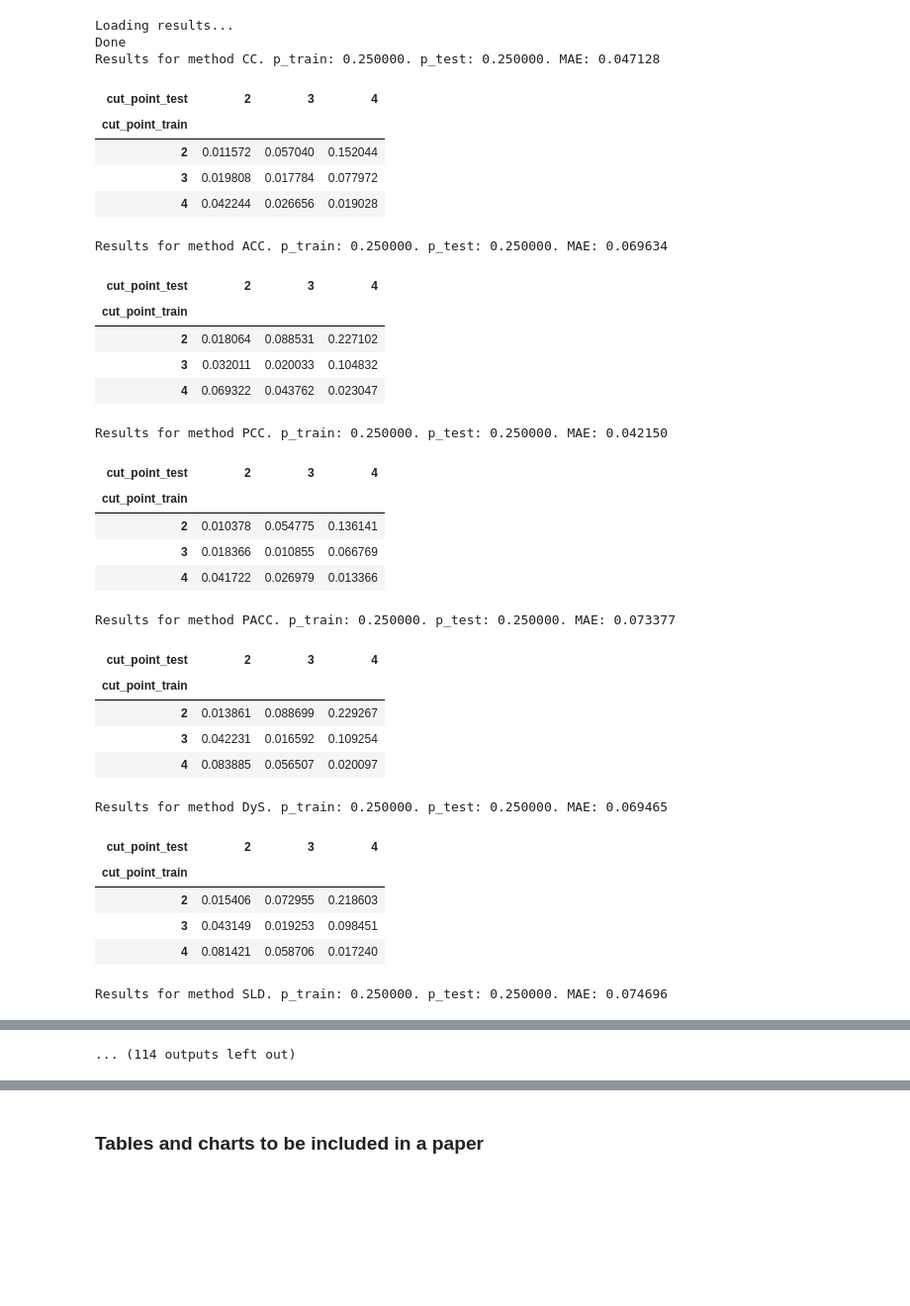
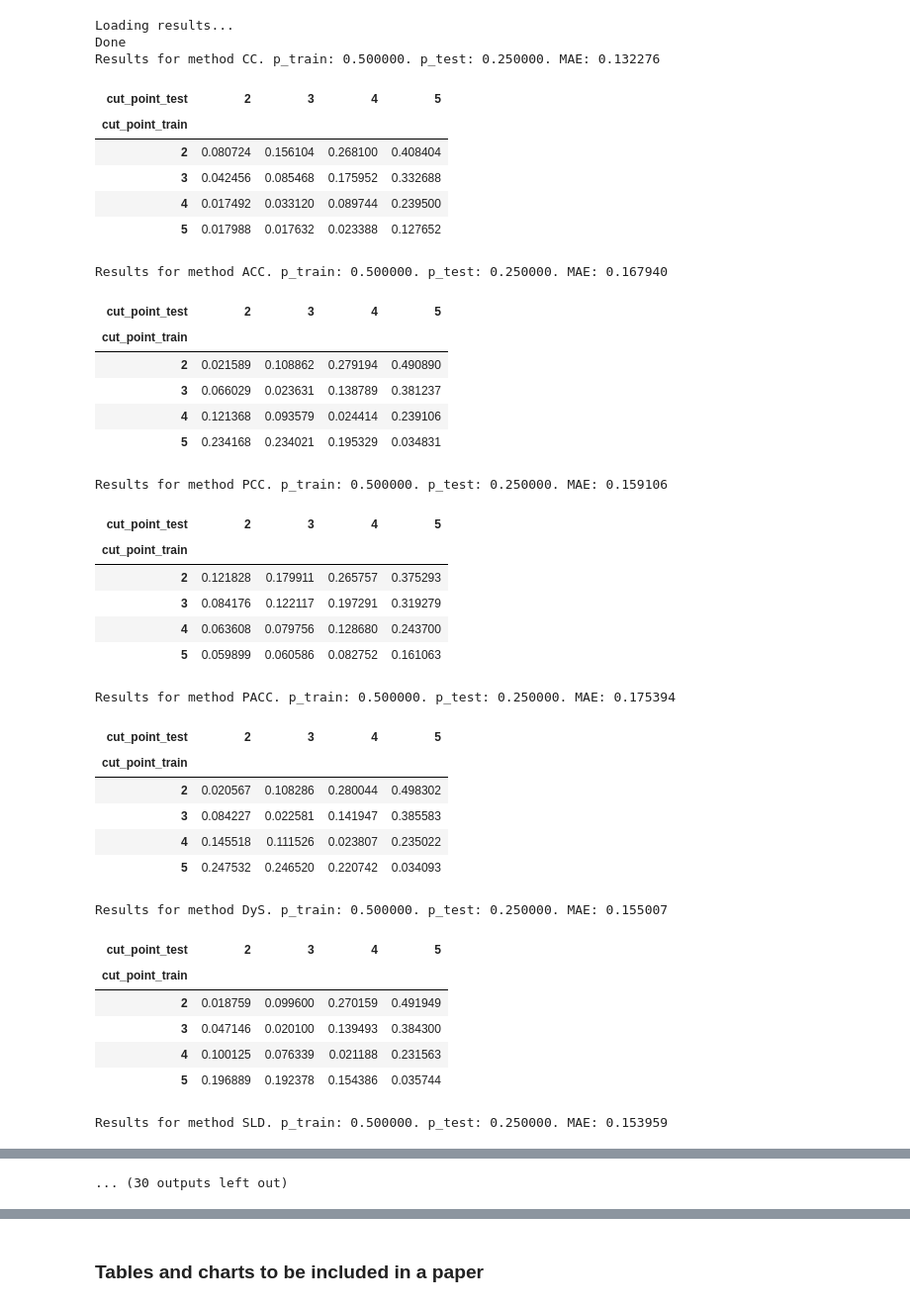
Before and after one commit to pglez82/quant_datasetshift, a Jupyter notebook: analyze_results_concept.ipynb, the cells around one changed output, grey strips where cells are left out. Shown at 99% size. Drawn from its saved outputs; the diff is of its cells as text; code cells hidden in the pictures; blank space fills up the shorter version.

```diff
--- a/analyze_results_concept.ipynb
+++ b/analyze_results_concept.ipynb
@@ -16,9 +16,9 @@ plt.rcParams['font.size'] = '16'
 export_dir = '/home/pgonzalez/Dropbox/quant_datasetshift/'
 quantificators = ["CC", "ACC", "PCC", "PACC", "DyS", "SLD","MLPE"]
 error = "MAE"
-ps_train = [0.25, 0.5, 0.75]
+ps_train = [0.5]
 ps_test = [0.25, 0.5, 0.75]
-dateexperiment = "2022_07_26_01_57"
+dateexperiment = "2022_09_26_14_58"
 
 
 results_dict={}
@@ -28,61 +28,66 @@ for quant_name in quantificators:
     results_dict[quant_name]['MAE'] = results_dict[quant_name]['error'].abs()
     results_dict[quant_name]['cut_points'] = results_dict[quant_name]['cut_point_train']-results_dict[quant_name]['cut_point_test']
 print("Done")
 
 
 mean_error_methods = {}
 
 writer = pd.ExcelWriter('results/concept/excel/errors_%s.xlsx' % dateexperiment, engine='xlsxwriter')
 for p_train in ps_train:
     for p_test in ps_test:
         for quant_name in quantificators:
             exp_id = "%s_%f_%f" % (quant_name,p_train,p_test)
             results = results_dict[quant_name]
             results = results.loc[(results['p_test'] == p_test) & (results['p_train'] == p_train)]
             results_mean = results.groupby(['cut_point_train', 'cut_point_test'])['MAE'].mean().reset_index()
             #convert to matrix form
             results_mean = results_mean.pivot(index='cut_point_train', columns='cut_point_test', values='MAE')
             mean_error_methods[exp_id]=results_mean.mean().mean()
             print("Results for method %s. p_train: %f. p_test: %f. %s: %f" % (quant_name,p_train, p_test,error,mean_error_methods[exp_id]))
             cm = sns.light_palette('red', as_cmap=True)
             display(results_mean.style.background_gradient(cmap=cm,low=0,high=1))
             results_mean.to_excel(writer, sheet_name=exp_id)
             workbook = writer.book
             worksheet = writer.sheets[exp_id]
             # Apply a conditional format to the cell range.
             worksheet.conditional_format('B2:D4', {'type': '2_color_scale','min_type':'num','max_type':'num','min_value':'0','max_value':'1','min_color':'#f3f0f0','max_color':'#ff0000'})
 writer.close()
 # %% [output]
 Loading results...
 Done
-Results for method CC. p_train: 0.250000. p_test: 0.250000. MAE: 0.047128
+Results for method CC. p_train: 0.500000. p_test: 0.250000. MAE: 0.132276
-| cut_point_test | 2 | 3 | 4 |
-| cut_point_train |  |  |  |
-| 2 | 0.011572 | 0.057040 | 0.152044 |
-| 3 | 0.019808 | 0.017784 | 0.077972 |
-| 4 | 0.042244 | 0.026656 | 0.019028 |
+| cut_point_test | 2 | 3 | 4 | 5 |
+| cut_point_train |  |  |  |  |
+| 2 | 0.080724 | 0.156104 | 0.268100 | 0.408404 |
+| 3 | 0.042456 | 0.085468 | 0.175952 | 0.332688 |
+| 4 | 0.017492 | 0.033120 | 0.089744 | 0.239500 |
+| 5 | 0.017988 | 0.017632 | 0.023388 | 0.127652 |
-Results for method ACC. p_train: 0.250000. p_test: 0.250000. MAE: 0.069634
+Results for method ACC. p_train: 0.500000. p_test: 0.250000. MAE: 0.167940
-| cut_point_test | 2 | 3 | 4 |
-| cut_point_train |  |  |  |
-| 2 | 0.018064 | 0.088531 | 0.227102 |
-| 3 | 0.032011 | 0.020033 | 0.104832 |
-| 4 | 0.069322 | 0.043762 | 0.023047 |
+| cut_point_test | 2 | 3 | 4 | 5 |
+| cut_point_train |  |  |  |  |
+| 2 | 0.021589 | 0.108862 | 0.279194 | 0.490890 |
+| 3 | 0.066029 | 0.023631 | 0.138789 | 0.381237 |
+| 4 | 0.121368 | 0.093579 | 0.024414 | 0.239106 |
+| 5 | 0.234168 | 0.234021 | 0.195329 | 0.034831 |
-Results for method PCC. p_train: 0.250000. p_test: 0.250000. MAE: 0.042150
+Results for method PCC. p_train: 0.500000. p_test: 0.250000. MAE: 0.159106
-| cut_point_test | 2 | 3 | 4 |
-| cut_point_train |  |  |  |
-| 2 | 0.010378 | 0.054775 | 0.136141 |
-| 3 | 0.018366 | 0.010855 | 0.066769 |
-| 4 | 0.041722 | 0.026979 | 0.013366 |
+| cut_point_test | 2 | 3 | 4 | 5 |
+| cut_point_train |  |  |  |  |
+| 2 | 0.121828 | 0.179911 | 0.265757 | 0.375293 |
+| 3 | 0.084176 | 0.122117 | 0.197291 | 0.319279 |
+| 4 | 0.063608 | 0.079756 | 0.128680 | 0.243700 |
+| 5 | 0.059899 | 0.060586 | 0.082752 | 0.161063 |
-Results for method PACC. p_train: 0.250000. p_test: 0.250000. MAE: 0.073377
+Results for method PACC. p_train: 0.500000. p_test: 0.250000. MAE: 0.175394
-| cut_point_test | 2 | 3 | 4 |
-| cut_point_train |  |  |  |
-| 2 | 0.013861 | 0.088699 | 0.229267 |
-| 3 | 0.042231 | 0.016592 | 0.109254 |
-| 4 | 0.083885 | 0.056507 | 0.020097 |
+| cut_point_test | 2 | 3 | 4 | 5 |
+| cut_point_train |  |  |  |  |
+| 2 | 0.020567 | 0.108286 | 0.280044 | 0.498302 |
+| 3 | 0.084227 | 0.022581 | 0.141947 | 0.385583 |
+| 4 | 0.145518 | 0.111526 | 0.023807 | 0.235022 |
+| 5 | 0.247532 | 0.246520 | 0.220742 | 0.034093 |
-Results for method DyS. p_train: 0.250000. p_test: 0.250000. MAE: 0.069465
+Results for method DyS. p_train: 0.500000. p_test: 0.250000. MAE: 0.155007
-| cut_point_test | 2 | 3 | 4 |
-| cut_point_train |  |  |  |
-| 2 | 0.015406 | 0.072955 | 0.218603 |
-| 3 | 0.043149 | 0.019253 | 0.098451 |
-| 4 | 0.081421 | 0.058706 | 0.017240 |
+| cut_point_test | 2 | 3 | 4 | 5 |
+| cut_point_train |  |  |  |  |
+| 2 | 0.018759 | 0.099600 | 0.270159 | 0.491949 |
+| 3 | 0.047146 | 0.020100 | 0.139493 | 0.384300 |
+| 4 | 0.100125 | 0.076339 | 0.021188 | 0.231563 |
+| 5 | 0.196889 | 0.192378 | 0.154386 | 0.035744 |
-Results for method SLD. p_train: 0.250000. p_test: 0.250000. MAE: 0.074696
+Results for method SLD. p_train: 0.500000. p_test: 0.250000. MAE: 0.153959
@@ -94,2 +100,2 @@ Results for method SLD. p_train: 0.250000. p_test: 0.250000. MAE: 0.074696
-... (114 outputs left out)
+... (30 outputs left out)
 # %%
```
Also changed, not shown: parts of 5 cells of this notebook, 4 other files.
